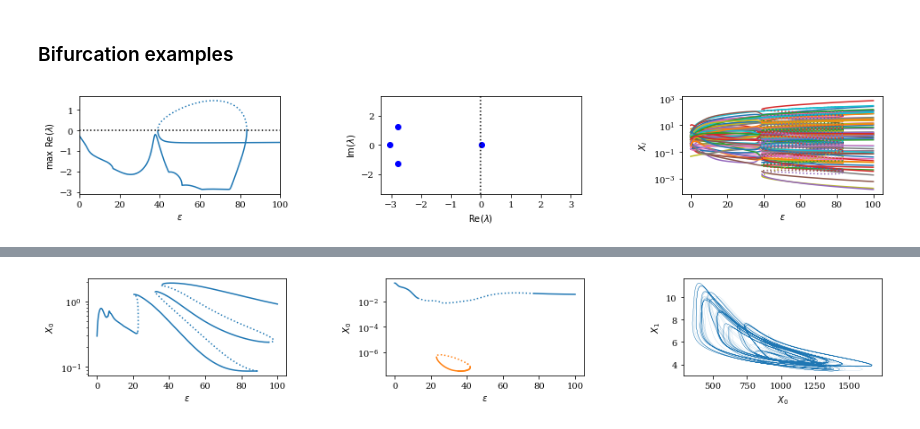
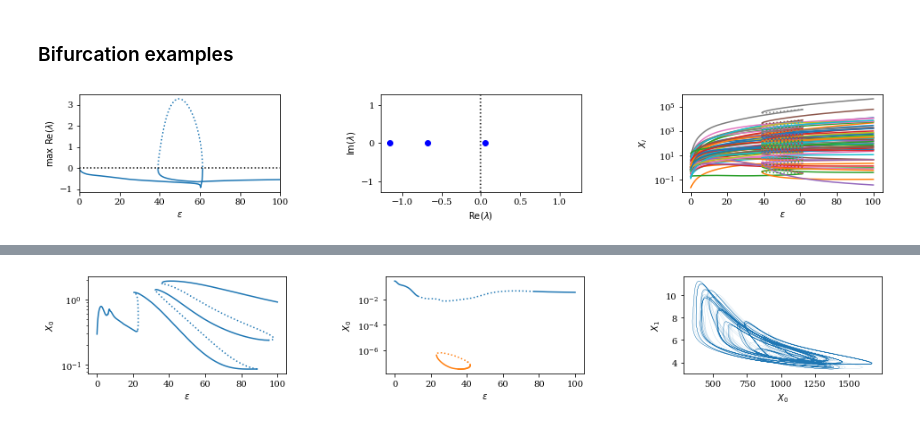
Before and after one commit to znicolaou/rmtchem, a Jupyter notebook: plots.ipynb, the cells around one changed output, grey strips where cells are left out. Saved outputs shown, nothing was run; the diff lists cells and outputs as text; code cells hidden in the pictures.

```diff
--- a/plots.ipynb
+++ b/plots.ipynb
@@ -26,10 +18,10 @@ plt.show()
 ### Example graph
 # %%
 n=128
-nr=int(0.5*n*np.log(n))
+nr=int(0.1*n*np.log(n))
 seed=3
 na=0
-natoms=5
+natoms=3
 
 np.random.seed(seed)
 eta,nu,k,G,atoms=rmtchem.get_network(n,nr,na,natoms,True)
@@ -264,35 +256,36 @@ plt.plot([0,100],[0,0],ls=':',color='black')
 
 
 plt.subplot(1,3,2)
 m=np.where(np.max(np.real(evals),axis=1)>0)[0][0]
 lim=1.1*np.max(np.abs(evals[m,np.argsort(np.real(evals[m]))[-3:]]))
 plt.xlim(-lim,lim)
 plt.ylim(-lim,lim)
 plt.ylabel(r'$\mathrm{Im}(\lambda)$')
 plt.xlabel(r'$\mathrm{Re}(\lambda)$')
-plt.plot(np.real(evals[m]),np.imag(evals[m]),'bo')
+# plt.plot(np.real(evals[m]),np.imag(evals[m]),'bo')
+plt.scatter(np.real(evals[m]),np.imag(evals[m]),c='b')
 plt.plot([0,0],[-lim,lim],ls=':',color='black')
 
 plt.subplot(1,3,3)
 inds1=np.where(np.max(np.real(evals),axis=1)<0)[0]
 inds2=np.where(np.max(np.real(evals),axis=1)>=0)[0]
 plt.yscale('log')
 plt.ylabel(r"$X_i$")
 plt.xlabel('$\epsilon$')
 for inds in np.split(inds1, np.where(np.diff(inds1) != 1)[0]+1):
     for i in range(n):
         plt.plot(epsilons[inds],Xs[inds,i],color=colors[np.mod(i,len(colors))])
 for inds in np.split(inds2, np.where(np.diff(inds2) != 1)[0]+1):
     for i in range(n):
         plt.plot(epsilons[inds],Xs[inds,i],ls=':',color=colors[np.mod(i,len(colors))])
 
 
 plt.subplots_adjust(wspace=0.5,hspace=0.0)
 plt.savefig('plots/fig3a.pdf')
 
 plt.show()
 # %% [output]
-[figure, old version]
+[figure, new version]
 # %%
 Xs=np.load('data/hopf/Xs.npy')
 evals=np.load('data/hopf/evals.npy')
```
Also changed, not shown: parts of 10 cells of this notebook, 1 other file.
